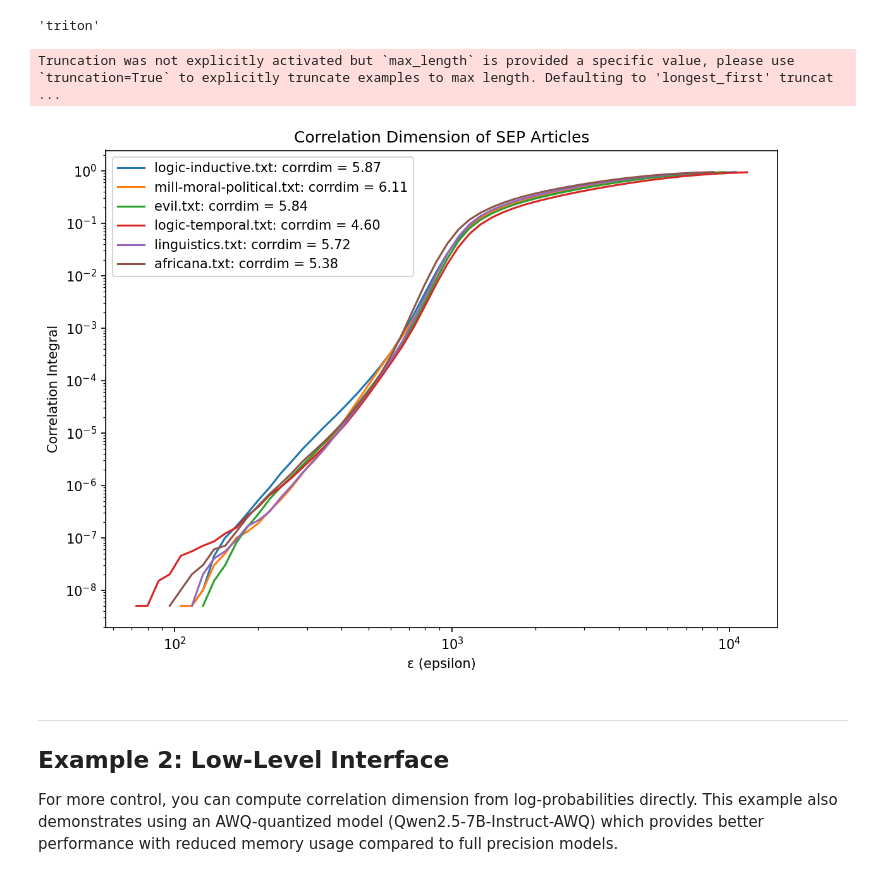
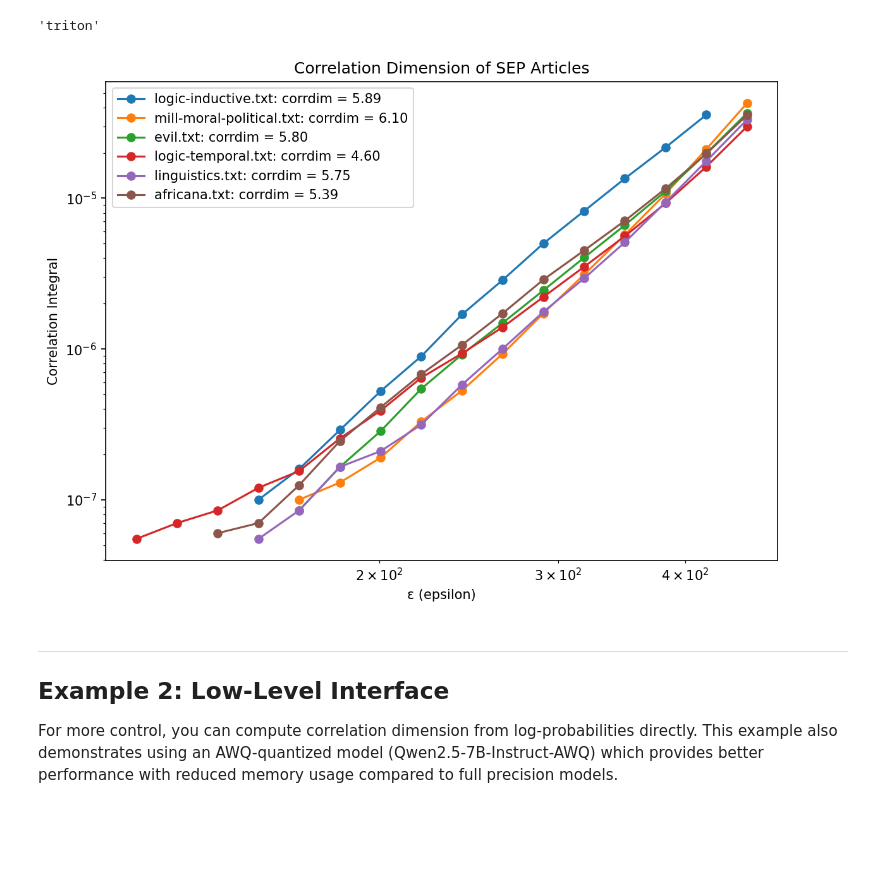
Before and after one commit to kduxin/corrdim, a Jupyter notebook: examples/basic_usage.ipynb, the cells around one changed output. Drawn from its saved outputs; the diff is of its cells as text; code cells hidden in the pictures; blank space fills up the shorter version.

```diff
--- a/examples/basic_usage.ipynb
+++ b/examples/basic_usage.ipynb
@@ -66,36 +66,36 @@ corrdim.set_corrint_backend("triton")
 tokenizer = calculator.tokenizer
 
 # Plot results for multiple articles
 fig, ax = plt.subplots(1, 1, figsize=(8, 6), dpi=150)
 
 # Process first 6 articles as an example
 max_articles = 6
 for i, (filename, text) in enumerate(texts.items()):
     if i >= max_articles:
         break
 
     # Tokenize and truncate to 20k tokens
     tokens = tokenizer.encode(text, add_special_tokens=False, max_length=20000)
     text_truncated = tokenizer.decode(tokens)
 
     # Compute correlation dimension (one line!)
     result = calculator(text_truncated, dim_reduction=8192)
 
     # Plot the correlation integral curve
-    ax.plot(result.epsilons, result.corrints,
+    ax.plot(result.epsilons_linear_region, result.corrints_linear_region,
+            '-o',
             label=f'{filename}: corrdim = {result.corrdim:.2f}')
 
 ax.set_xscale("log")
 ax.set_yscale("log")
 ax.set_xlabel("ε (epsilon)")
 ax.set_ylabel("Correlation Integral")
 ax.set_title("Correlation Dimension of SEP Articles")
 ax.legend()
 plt.tight_layout()
 plt.show()
 # %% [output]
-Truncation was not explicitly activated but `max_length` is provided a specific value, please use `truncation=True` to explicitly truncate examples to max length. Defaulting to 'longest_first' truncat ...
-[figure, old version]
+[figure, new version]
 # %% [markdown]
 ---
 
```
Also changed, not shown: parts of 11 cells of this notebook.
